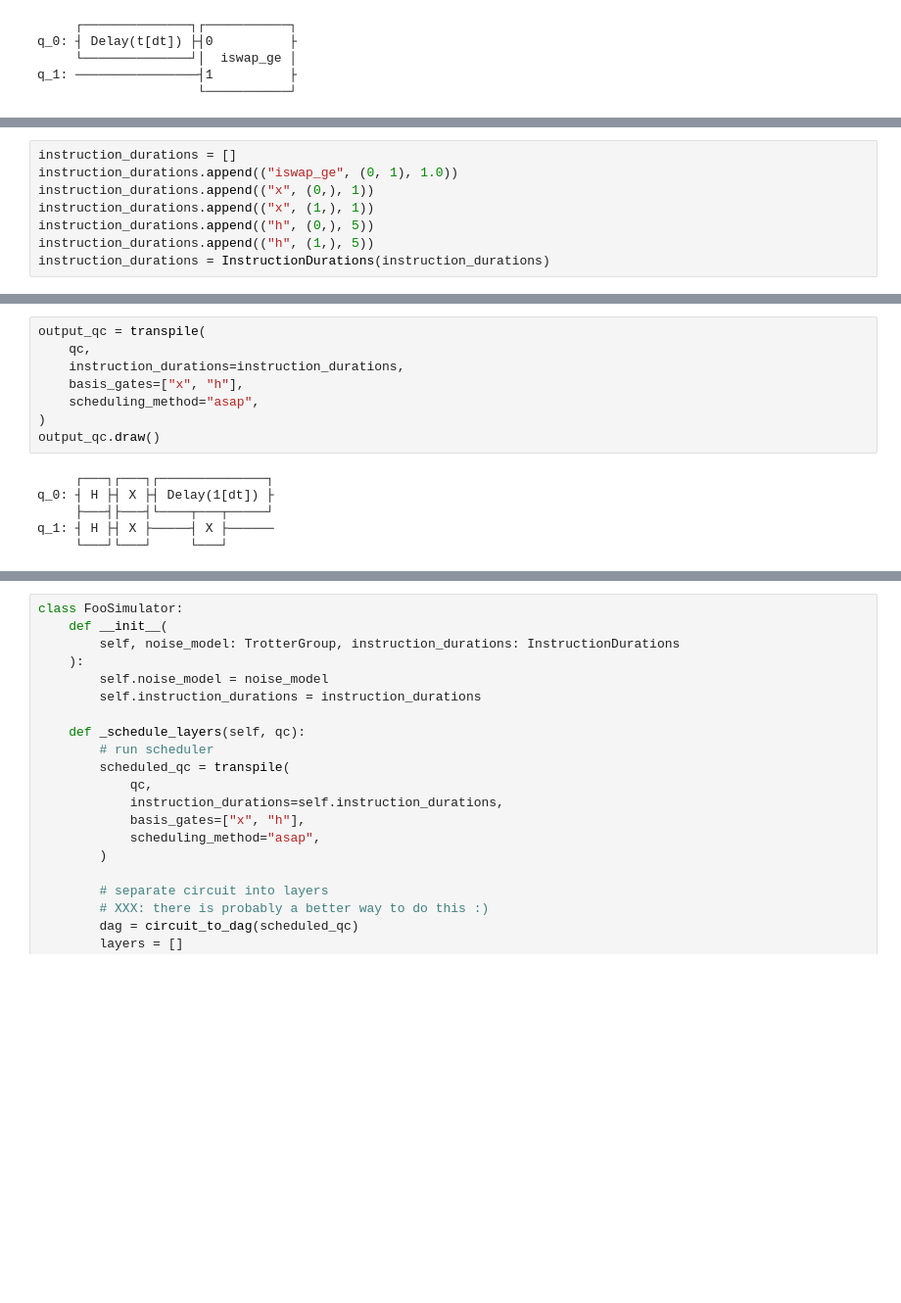
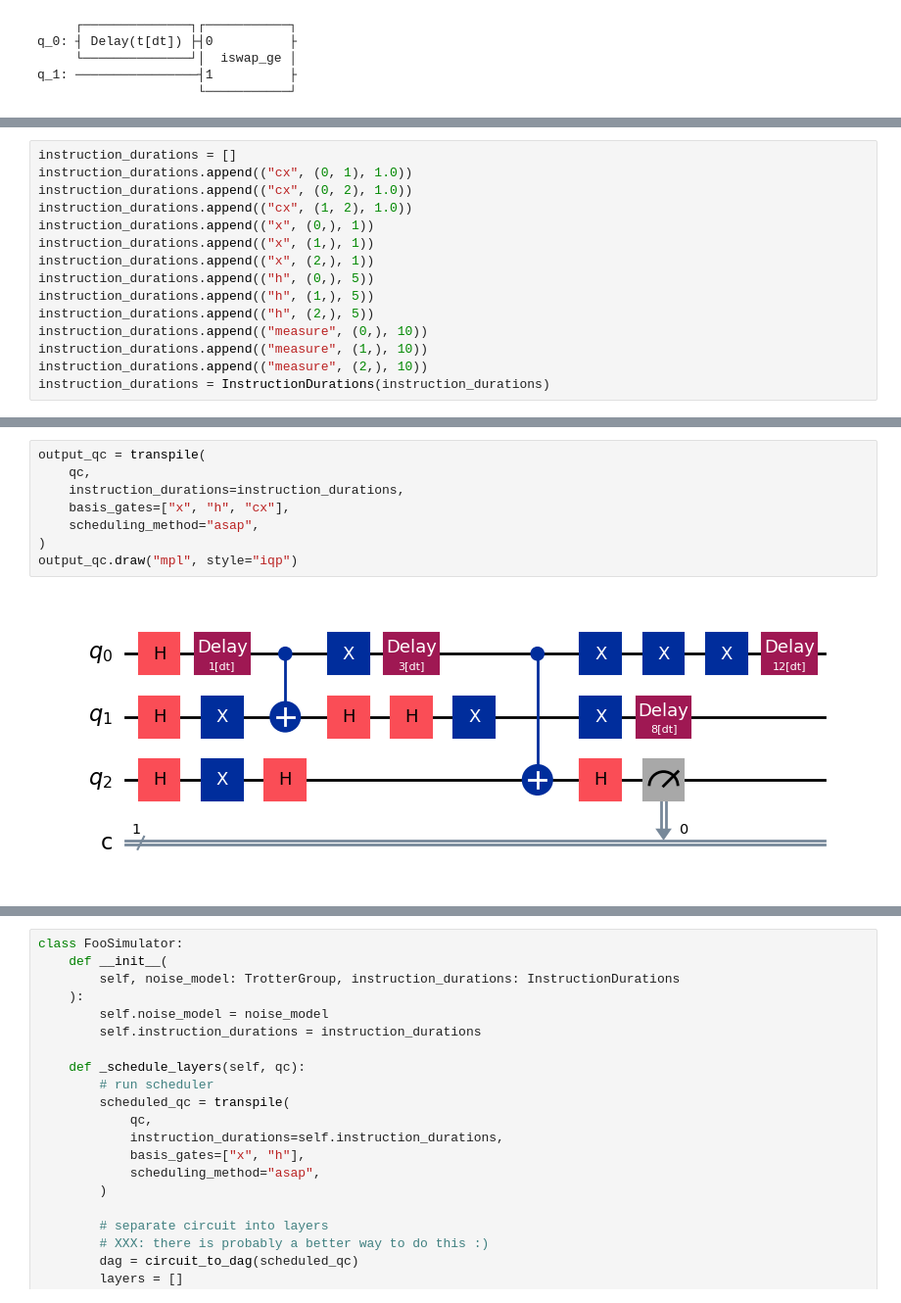
Before and after one commit to Pitt-JonesLab/quantum_logical, a Jupyter notebook: src/notebooks/noisy_simulation/dev_effectiveT1.ipynb, the cells around one changed output, grey strips where cells are left out. Shown at 98% size. Saved outputs shown, nothing was run; the diff lists cells and outputs as text; blank space fills up the shorter version.

```diff
--- a/src/notebooks/noisy_simulation/dev_effectiveT1.ipynb
+++ b/src/notebooks/noisy_simulation/dev_effectiveT1.ipynb
@@ -86,8 +100,15 @@ for layer in dag.layers():
 # %%
 instruction_durations = []
-instruction_durations.append(("iswap_ge", (0, 1), 1.0))
+instruction_durations.append(("cx", (0, 1), 1.0))
+instruction_durations.append(("cx", (0, 2), 1.0))
+instruction_durations.append(("cx", (1, 2), 1.0))
 instruction_durations.append(("x", (0,), 1))
 instruction_durations.append(("x", (1,), 1))
+instruction_durations.append(("x", (2,), 1))
 instruction_durations.append(("h", (0,), 5))
 instruction_durations.append(("h", (1,), 5))
+instruction_durations.append(("h", (2,), 5))
+instruction_durations.append(("measure", (0,), 10))
+instruction_durations.append(("measure", (1,), 10))
+instruction_durations.append(("measure", (2,), 10))
 instruction_durations = InstructionDurations(instruction_durations)
@@ -94,14 +132,10 @@ instruction_durations = InstructionDurations(instruction_durations)
 # %%
 output_qc = transpile(
     qc,
     instruction_durations=instruction_durations,
-    basis_gates=["x", "h"],
+    basis_gates=["x", "h", "cx"],
     scheduling_method="asap",
 )
-output_qc.draw()
+output_qc.draw("mpl", style="iqp")
 # %% [output]
-     ┌───┐┌───┐┌──────────────┐
-q_0: ┤ H ├┤ X ├┤ Delay(1[dt]) ├
-     ├───┤├───┤└────┬───┬─────┘
-q_1: ┤ H ├┤ X ├─────┤ X ├──────
-     └───┘└───┘     └───┘
+[figure, added]
```
Also changed, not shown: parts of 9 cells of this notebook, 1 other file.
